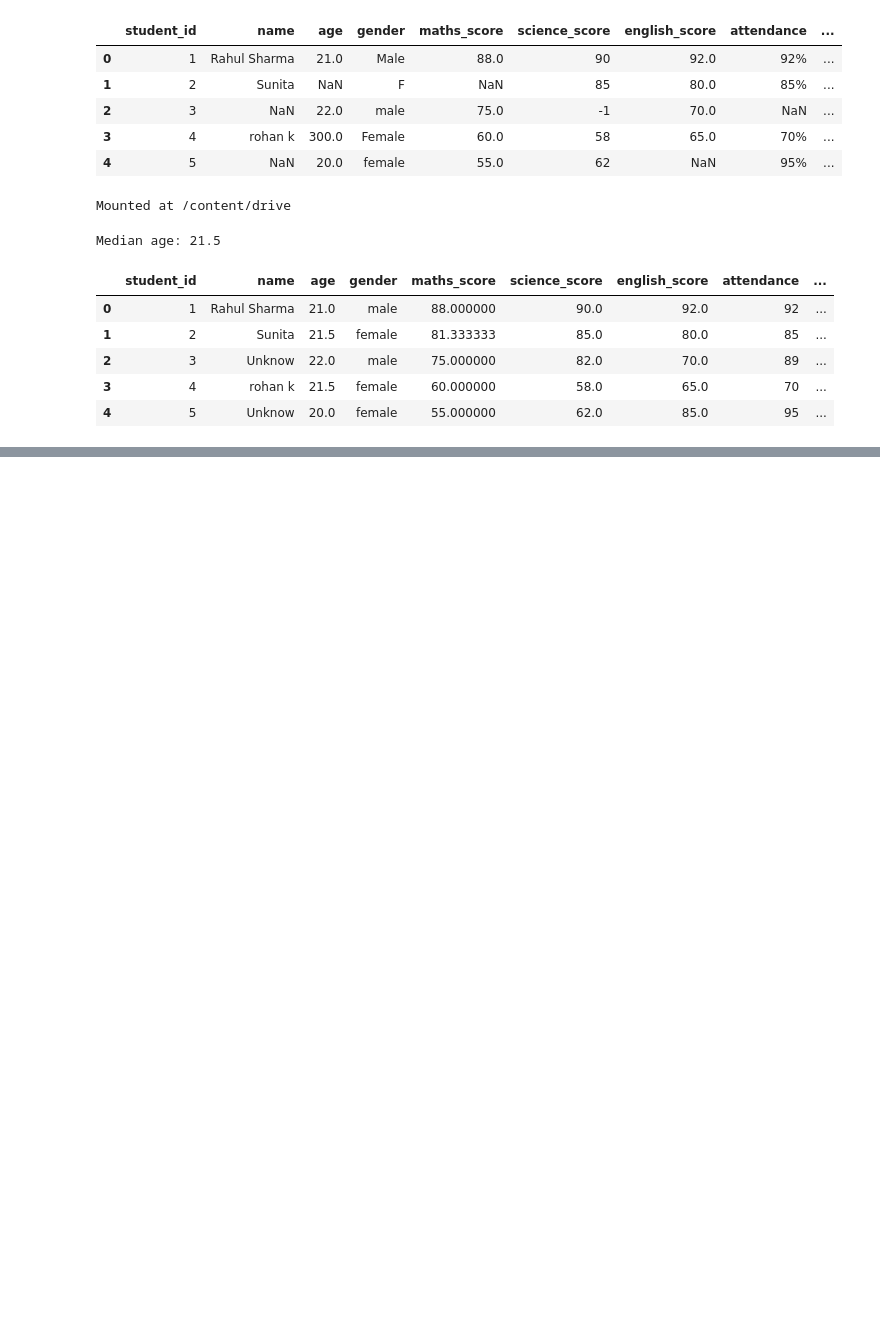
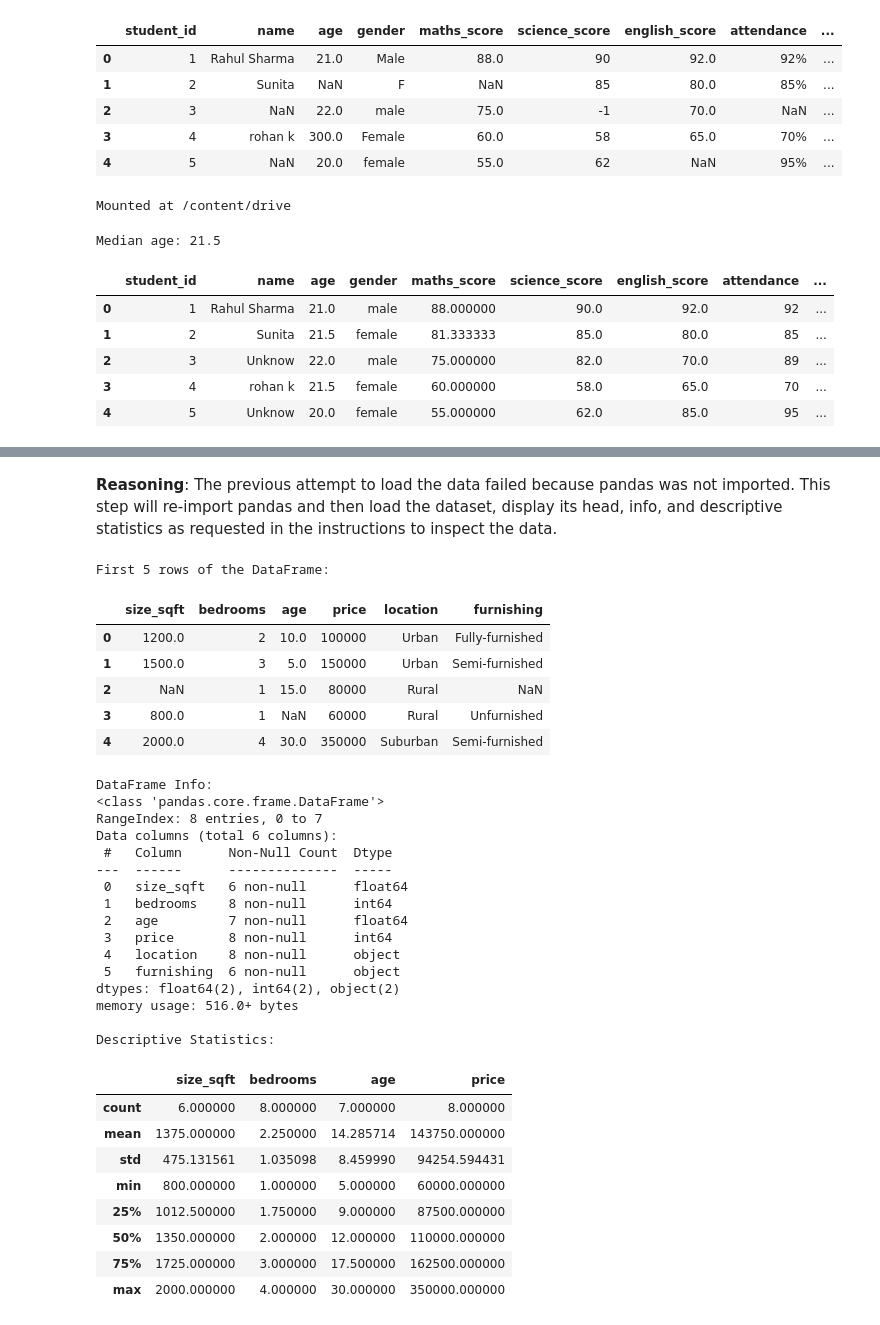
Before and after one commit to thakurakanksha288/AI-ASSIGNMENT-PYTHON-, a Jupyter notebook: Data_cleaning.ipynb, the cells around one changed output, grey strips where cells are left out. Drawn from its saved outputs; the diff is of its cells as text; code cells hidden in the pictures; blank space fills up the shorter version.

```diff
--- a/Data_cleaning.ipynb
+++ b/Data_cleaning.ipynb
@@ -88,0 +97,50 @@ Median age: 21.5
+# %% [markdown]
+**Reasoning**:
+The previous attempt to load the data failed because pandas was not imported. This step will re-import pandas and then load the dataset, display its head, info, and descriptive statistics as requested in the instructions to inspect the data.
+# %%
+import pandas as pd
+
+path="/content/house_price_raw(1).csv"
+df=pd.read_csv(path)
+
+print("First 5 rows of the DataFrame:")
+display(df.head())
+
+print("\nDataFrame Info:")
+df.info()
+
+print("\nDescriptive Statistics:")
+display(df.describe())
+# %% [output]
+First 5 rows of the DataFrame:
+|  | size_sqft | bedrooms | age | price | location | furnishing |
+| 0 | 1200.0 | 2 | 10.0 | 100000 | Urban | Fully-furnished |
+| 1 | 1500.0 | 3 | 5.0 | 150000 | Urban | Semi-furnished |
+| 2 | NaN | 1 | 15.0 | 80000 | Rural | NaN |
+| 3 | 800.0 | 1 | NaN | 60000 | Rural | Unfurnished |
+| 4 | 2000.0 | 4 | 30.0 | 350000 | Suburban | Semi-furnished |
+DataFrame Info:
+<class 'pandas.core.frame.DataFrame'>
+RangeIndex: 8 entries, 0 to 7
+Data columns (total 6 columns):
+ #   Column      Non-Null Count  Dtype
+---  ------      --------------  -----
+ 0   size_sqft   6 non-null      float64
+ 1   bedrooms    8 non-null      int64
+ 2   age         7 non-null      float64
+ 3   price       8 non-null      int64
+ 4   location    8 non-null      object
+ 5   furnishing  6 non-null      object
+dtypes: float64(2), int64(2), object(2)
+memory usage: 516.0+ bytes
+
+Descriptive Statistics:
+|  | size_sqft | bedrooms | age | price |
+| count | 6.000000 | 8.000000 | 7.000000 | 8.000000 |
+| mean | 1375.000000 | 2.250000 | 14.285714 | 143750.000000 |
+| std | 475.131561 | 1.035098 | 8.459990 | 94254.594431 |
+| min | 800.000000 | 1.000000 | 5.000000 | 60000.000000 |
+| 25% | 1012.500000 | 1.750000 | 9.000000 | 87500.000000 |
+| 50% | 1350.000000 | 2.000000 | 12.000000 | 110000.000000 |
+| 75% | 1725.000000 | 3.000000 | 17.500000 | 162500.000000 |
+| max | 2000.000000 | 4.000000 | 30.000000 | 350000.000000 |
```
Also changed, not shown: parts of 8 cells of this notebook.
